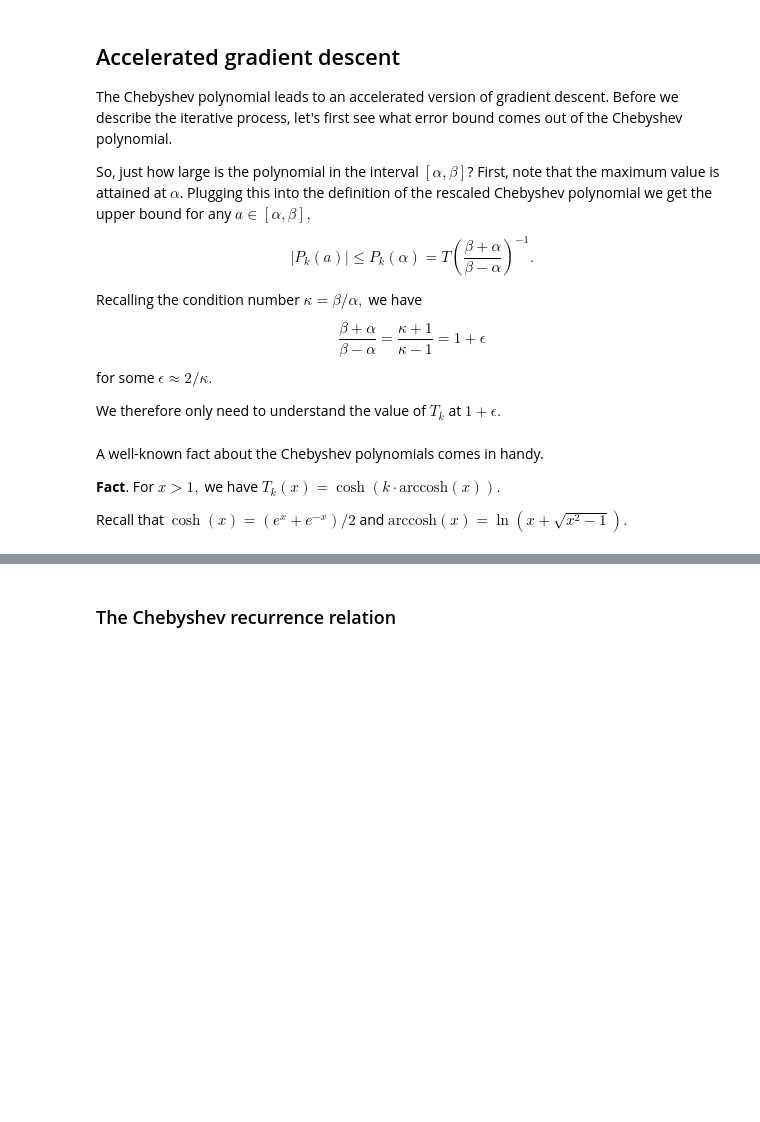
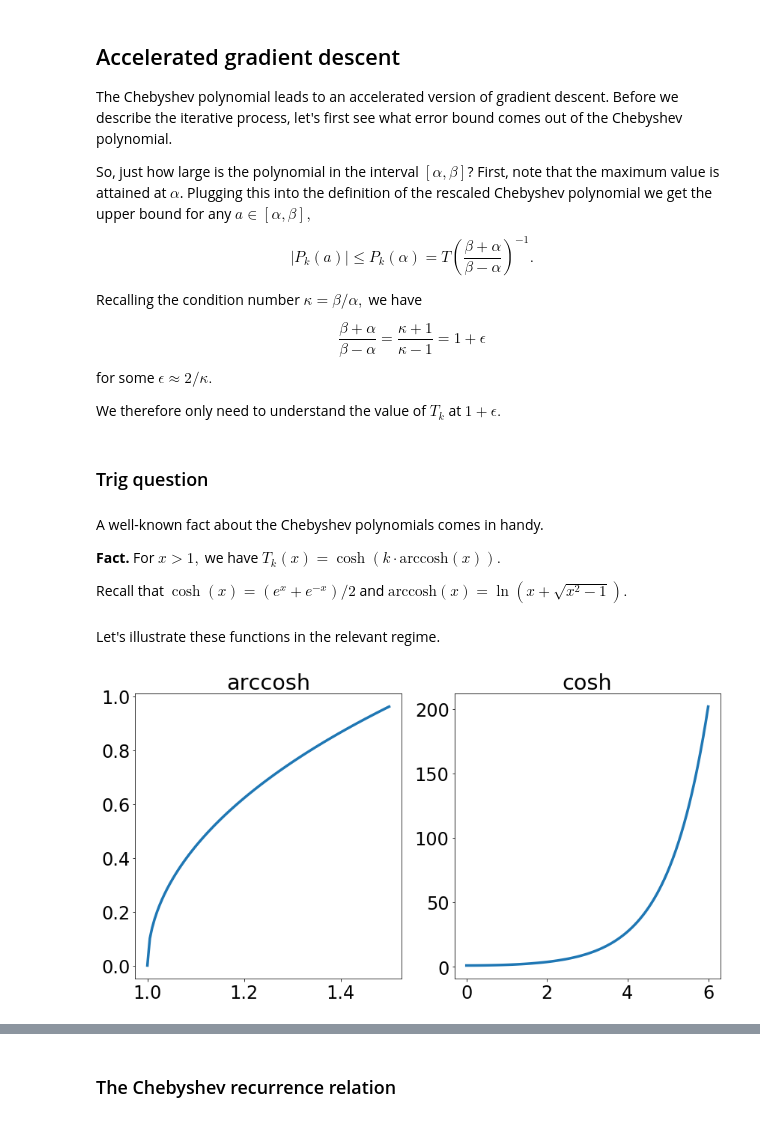
Before and after one commit to ee227c/ee227c.github.io, a Jupyter notebook: code/lecture6.ipynb, the cells around one changed output, grey strips where cells are left out. Saved outputs shown, nothing was run; the diff lists cells and outputs as text; code cells hidden in the pictures; blank space fills up the shorter version.

```diff
--- a/code/lecture6.ipynb
+++ b/code/lecture6.ipynb
@@ -240,9 +242,23 @@ for some $\epsilon\approx 2/\kappa.$
 </p>
 
 We therefore only need to understand the value of $T_k$ at $1+\epsilon.$
+# %% [markdown]
+### Trig question
 # %% [markdown]
 A well-known fact about the Chebyshev polynomials comes in handy.
 
-**Fact**. For $x>1,$ we have $T_k(x)=\cosh(k\cdot\mathrm{arccosh}(x)).$
+**Fact.** For $x>1,$ we have $T_k(x)=\cosh(k\cdot\mathrm{arccosh}(x)).$
 
 Recall that $\cosh(x) = (e^x+e^{-x})/2$ and $\mathrm{arccosh}(x) = \ln(x+\sqrt{x^2-1}).$
+# %% [markdown]
+Let's illustrate these functions in the relevant regime.
+# %%
+vs = np.linspace(1., 1.5, 100)
+plt.figure(figsize=(14, 7))
+plt.subplot(121, title="arccosh")
+plt.plot(vs, np.arccosh(vs), **kwargs)
+plt.subplot(122, title="cosh")
+vs = np.linspace(0, 6, 100)
+plt.plot(vs, np.cosh(vs), **kwargs);
+# %% [output]
+[figure, added]
```
Also changed, not shown: parts of 7 cells of this notebook, 1 other file.
